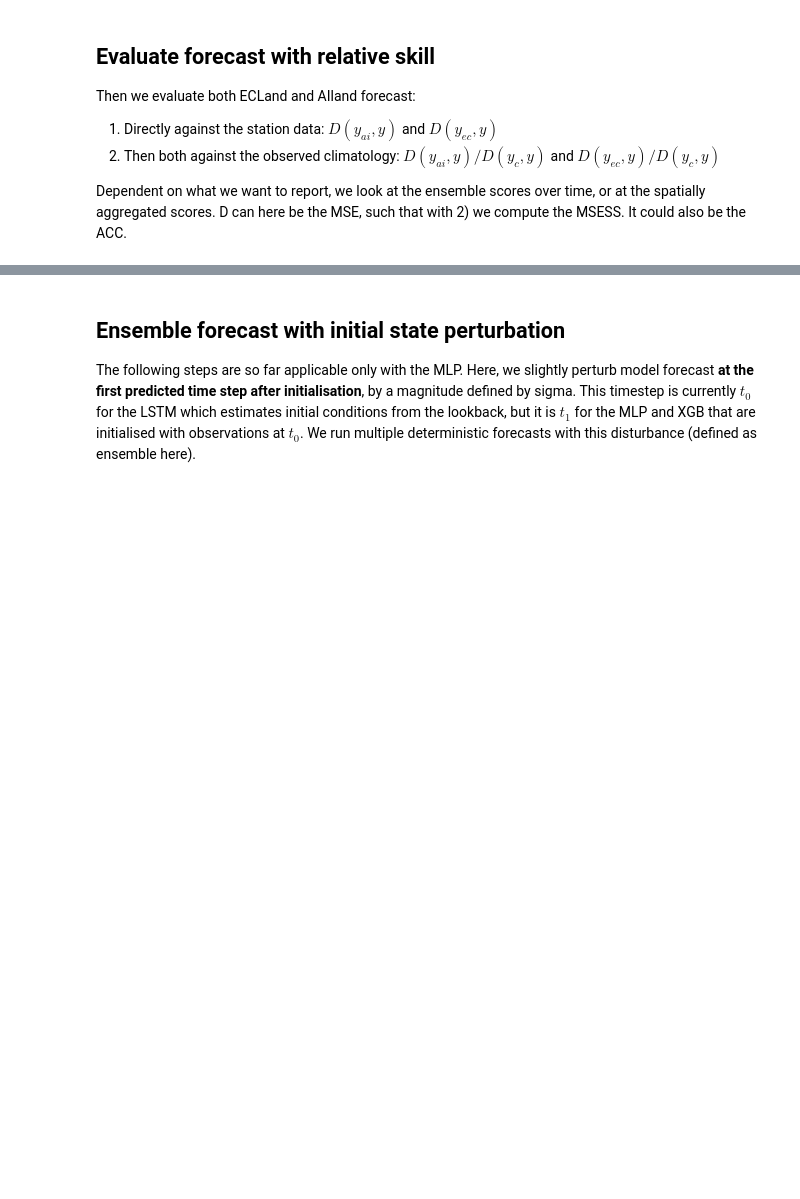
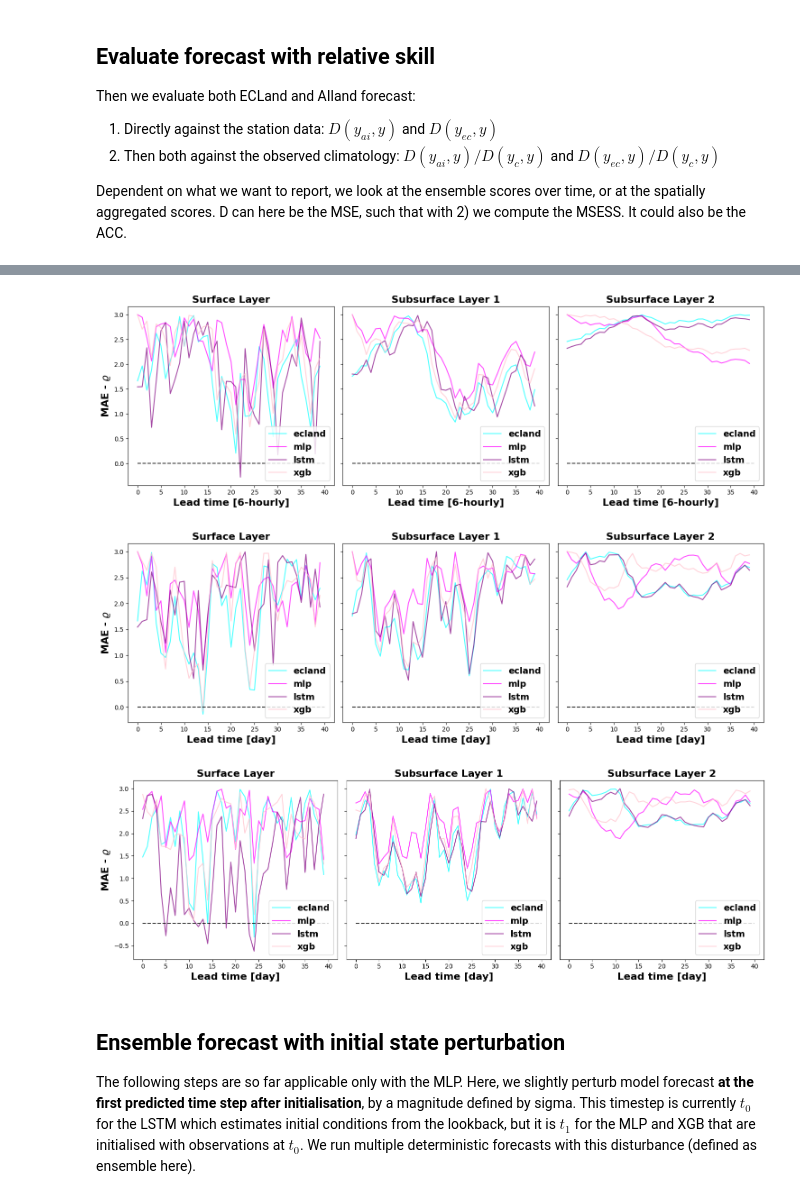
Before and after one commit to MWesselkamp/forecast-horizons, a Jupyter notebook: ecland-emulator/notebooks/evaluation_template.ipynb, the cells around one changed output, grey strips where cells are left out. Drawn from its saved outputs; the diff is of its cells as text; code cells hidden in the pictures; blank space fills up the shorter version.

```diff
--- a/ecland-emulator/notebooks/evaluation_template.ipynb
+++ b/ecland-emulator/notebooks/evaluation_template.ipynb
@@ -274,3 +310,14 @@ GevenichPlots.plot_skill_scores(layers_h1['layer0']['skill_scores'], layers_h1['
+# %%
+GevenichPlots.plot_horizons(layers['layer0']['scores'], layers['layer1']['scores'], layers['layer2']['scores'],
+                          score = "MAE", threshold = 3, hod=None, log_y=False)
+GevenichPlots.plot_horizons(layers_h1['layer0']['scores'], layers_h1['layer1']['scores'], layers_h1['layer2']['scores'],
+                          score = "MAE", threshold = 3, hod=1, log_y=False)
+GevenichPlots.plot_horizons(layers_h3['layer0']['scores'], layers_h3['layer1']['scores'], layers_h3['layer2']['scores'],
+                          score = "MAE", threshold = 3, hod=3, log_y=False)
+# %% [output]
+[figure, added]
+[figure, added]
+[figure, added]
 # %% [markdown]
 ## Ensemble forecast with initial state perturbation
 
```
Also changed, not shown: parts of 8 cells of this notebook, 7 other files.
